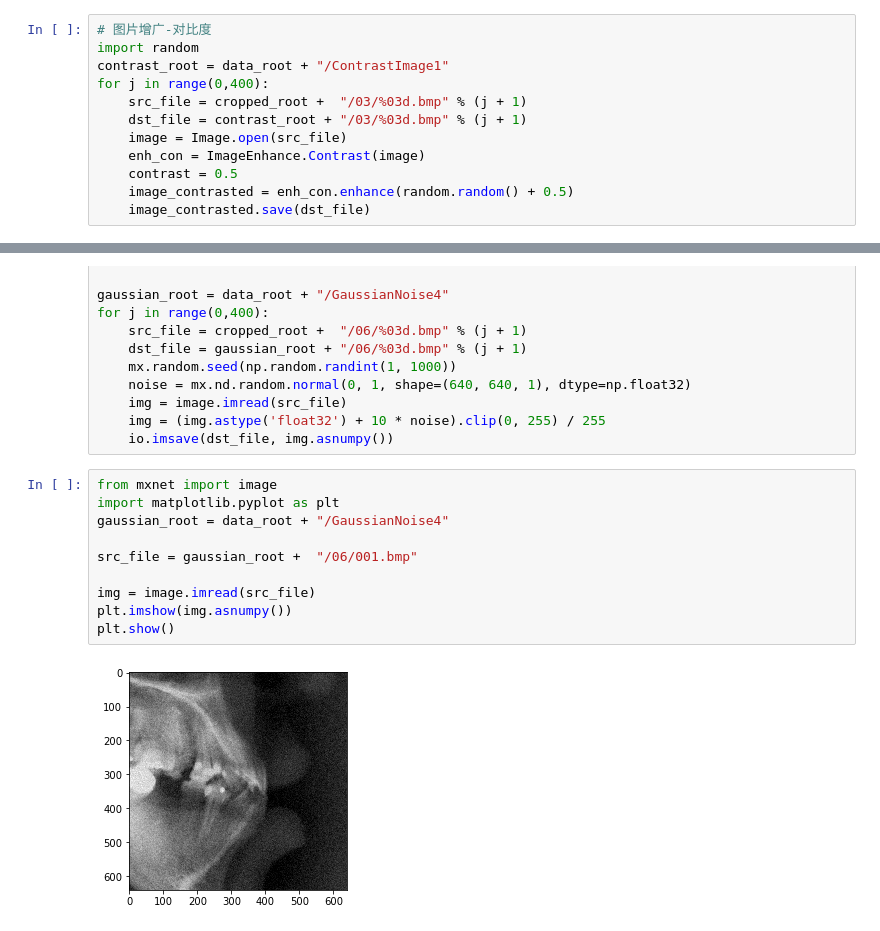
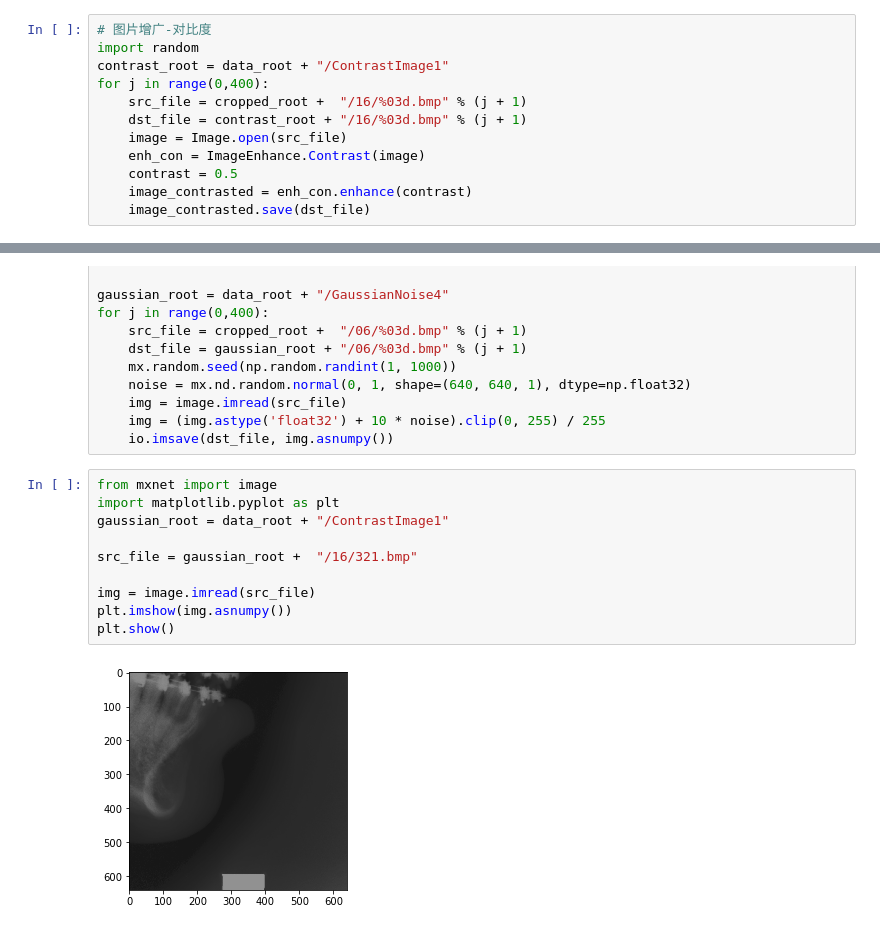
Before and after one commit to charming00/learn-gluon, a Jupyter notebook: chapter_computer-vision/ImageProcess.ipynb, the cells around one changed output, grey strips where cells are left out. Cells and saved outputs as stored; diff of their text form.

```diff
--- a/chapter_computer-vision/ImageProcess.ipynb
+++ b/chapter_computer-vision/ImageProcess.ipynb
@@ -115,12 +115,12 @@ KeyboardInterrupt:
 import random
 contrast_root = data_root + "/ContrastImage1"
 for j in range(0,400):
-    src_file = cropped_root +  "/03/%03d.bmp" % (j + 1)
-    dst_file = contrast_root + "/03/%03d.bmp" % (j + 1)
+    src_file = cropped_root +  "/16/%03d.bmp" % (j + 1)
+    dst_file = contrast_root + "/16/%03d.bmp" % (j + 1)
     image = Image.open(src_file)
     enh_con = ImageEnhance.Contrast(image)
     contrast = 0.5
-    image_contrasted = enh_con.enhance(random.random() + 0.5)
+    image_contrasted = enh_con.enhance(contrast)
     image_contrasted.save(dst_file)
 # %%
 # 图片增广-高斯模糊
@@ -141,12 +141,12 @@ for j in range(0,400):
 # %%
 from mxnet import image
 import matplotlib.pyplot as plt
-gaussian_root = data_root + "/GaussianNoise4"
+gaussian_root = data_root + "/ContrastImage1"
 
-src_file = gaussian_root +  "/06/001.bmp"
+src_file = gaussian_root +  "/16/321.bmp"
 
 img = image.imread(src_file)
 plt.imshow(img.asnumpy())
 plt.show()
 # %% [output]
-[figure, old version]
+[figure, new version]
```
Also changed, not shown: 12 other files.
